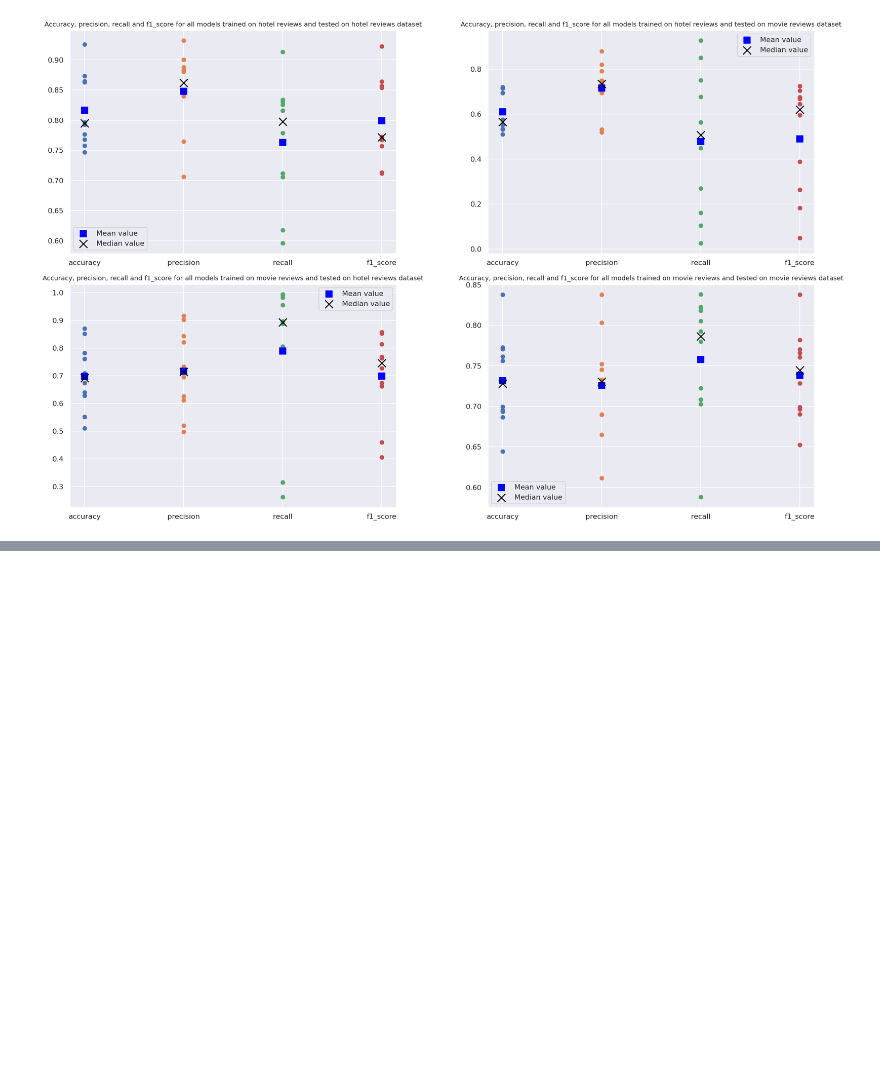
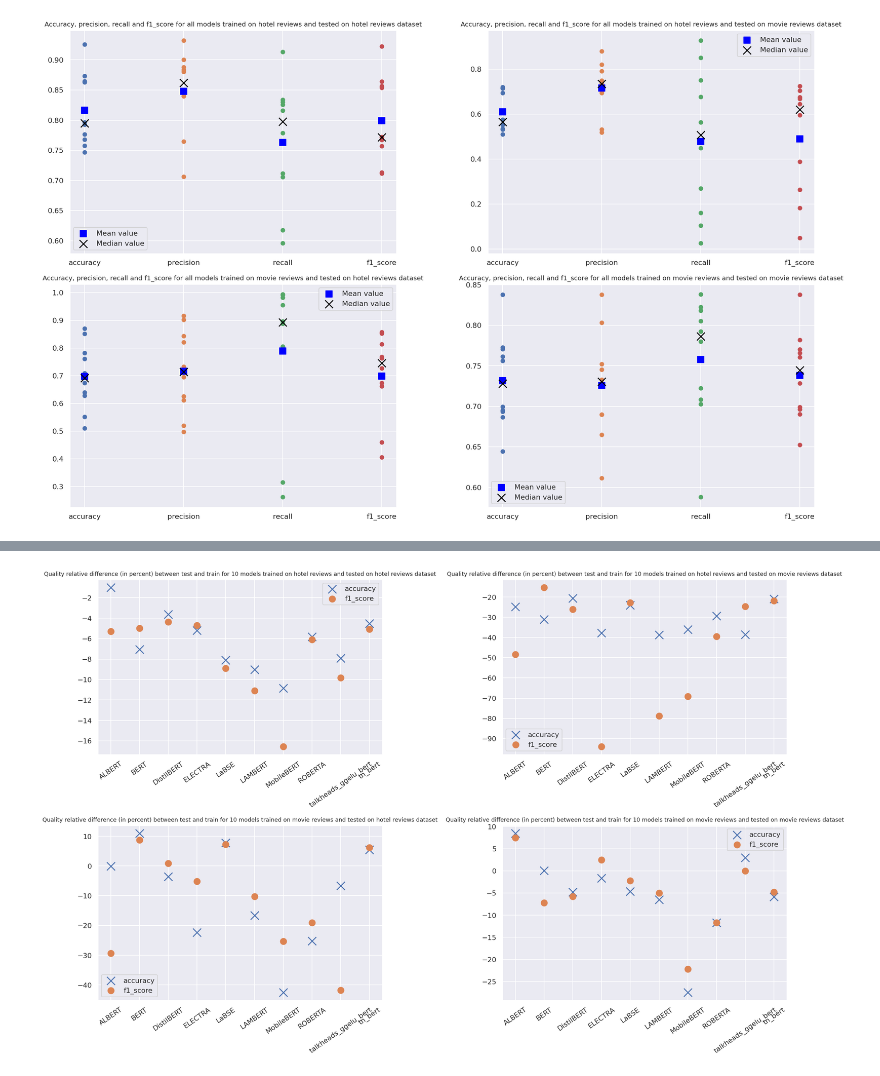
Before and after one commit to Oleg13Kopylov/comparing_datasets, a Jupyter notebook: df_with_all_models.ipynb, the cells around one changed output, grey strips where cells are left out. Saved outputs shown, nothing was run; the diff lists cells and outputs as text; code cells hidden in the pictures; blank space fills up the shorter version.

```diff
--- a/df_with_all_models.ipynb
+++ b/df_with_all_models.ipynb
@@ -424,0 +859,19 @@ plt.show()
+# %%
+fig, axes = plt.subplots(2, 2, figsize=(18, 11))
+for i in range(2):
+    for j in range(2):
+        df_cur = df_with_quality_difference_in_percent[df_with_quality_difference_in_percent.index.str.contains('trained on ' + dataset_names[i] +
+                                                                                  ' reviews and tested on ' + dataset_names[j] + ' reviews dataset') == True]
+        axes[i, j].scatter(x=model_names, y=df_cur.accuracy, label='accuracy', marker='x', s=170)
+        # axes[i, j].scatter(x=model_names, y=df_cur.precision, label='precision', marker='s', s=100)
+        # axes[i, j].scatter(x=model_names, y=df_cur.recall, label='recall', marker='^', s=100)
+        axes[i, j].scatter(x=model_names, y=df_cur.f1_score, label='f1_score', s=100)
+        axes[i, j].set_title("Quality relative difference (in percent) between test and train for 10 models "
+         + 'trained on ' + dataset_names[i] +' reviews and tested on '
+         + dataset_names[j] + ' reviews dataset', fontsize=9)
+        axes[i, j].tick_params(axis='x', labelrotation = 35)
+        axes[i, j].legend()
+fig.tight_layout()
+plt.show()
+# %% [output]
+[figure, added]
```
Also changed, not shown: parts of 50 cells of this notebook.
